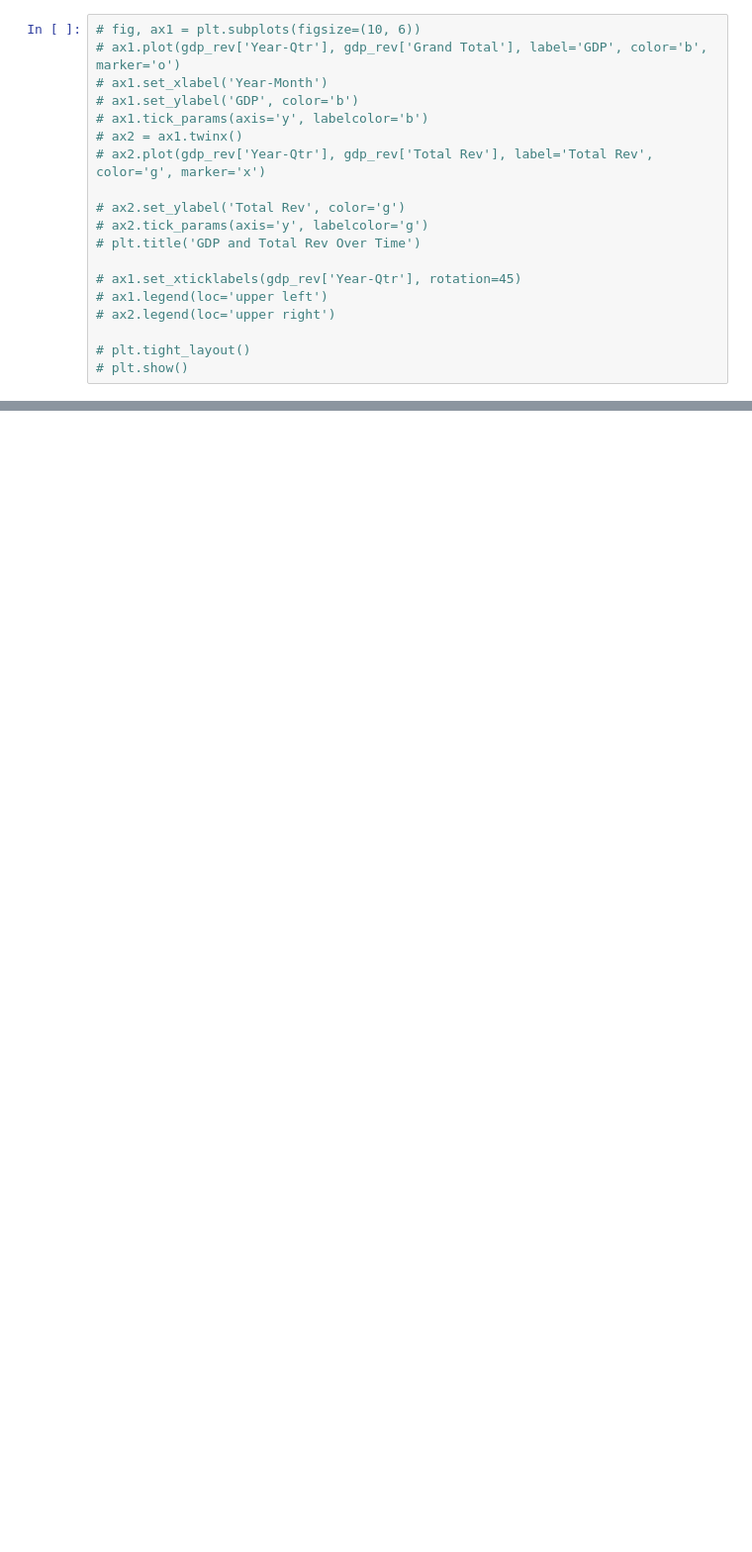
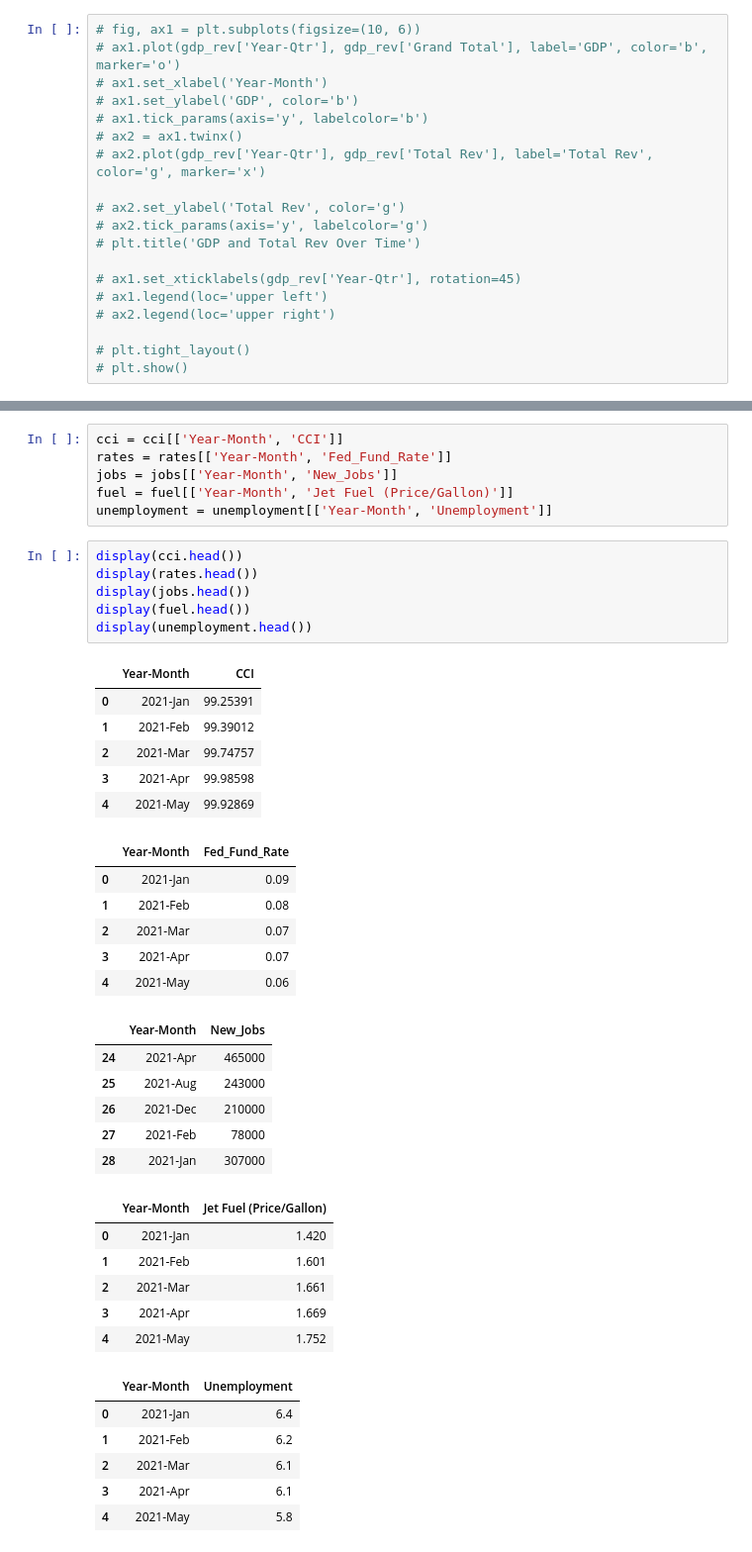
Before and after one commit to JEFFDAVISJR/macroecon-revenue-analysis, a Jupyter notebook: Python/notebook/plots_mc.ipynb, the cells around one changed output, grey strips where cells are left out. Shown at 99% size. Cells and saved outputs as stored; diff of their text form; blank space fills up the shorter version.

```diff
--- a/Python/notebook/plots_mc.ipynb
+++ b/Python/notebook/plots_mc.ipynb
@@ -250,0 +261,43 @@ unemployment.head()
+# %%
+cci = cci[['Year-Month', 'CCI']]
+rates = rates[['Year-Month', 'Fed_Fund_Rate']]
+jobs = jobs[['Year-Month', 'New_Jobs']]
+fuel = fuel[['Year-Month', 'Jet Fuel (Price/Gallon)']]
+unemployment = unemployment[['Year-Month', 'Unemployment']]
+# %%
+display(cci.head())
+display(rates.head())
+display(jobs.head())
+display(fuel.head())
+display(unemployment.head())
+# %% [output]
+|  | Year-Month | CCI |
+| 0 | 2021-Jan | 99.25391 |
+| 1 | 2021-Feb | 99.39012 |
+| 2 | 2021-Mar | 99.74757 |
+| 3 | 2021-Apr | 99.98598 |
+| 4 | 2021-May | 99.92869 |
+|  | Year-Month | Fed_Fund_Rate |
+| 0 | 2021-Jan | 0.09 |
+| 1 | 2021-Feb | 0.08 |
+| 2 | 2021-Mar | 0.07 |
+| 3 | 2021-Apr | 0.07 |
+| 4 | 2021-May | 0.06 |
+|  | Year-Month | New_Jobs |
+| 24 | 2021-Apr | 465000 |
+| 25 | 2021-Aug | 243000 |
+| 26 | 2021-Dec | 210000 |
+| 27 | 2021-Feb | 78000 |
+| 28 | 2021-Jan | 307000 |
+|  | Year-Month | Jet Fuel (Price/Gallon) |
+| 0 | 2021-Jan | 1.420 |
+| 1 | 2021-Feb | 1.601 |
+| 2 | 2021-Mar | 1.661 |
+| 3 | 2021-Apr | 1.669 |
+| 4 | 2021-May | 1.752 |
+|  | Year-Month | Unemployment |
+| 0 | 2021-Jan | 6.4 |
+| 1 | 2021-Feb | 6.2 |
+| 2 | 2021-Mar | 6.1 |
+| 3 | 2021-Apr | 6.1 |
+| 4 | 2021-May | 5.8 |
```
Also changed, not shown: parts of 15 cells of this notebook.
